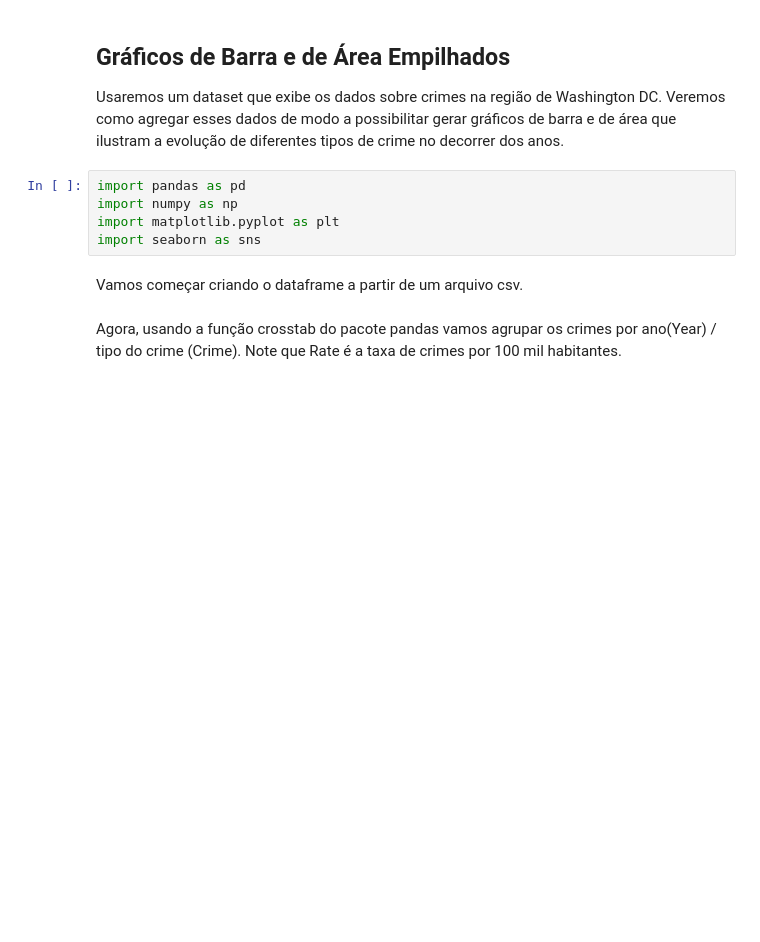
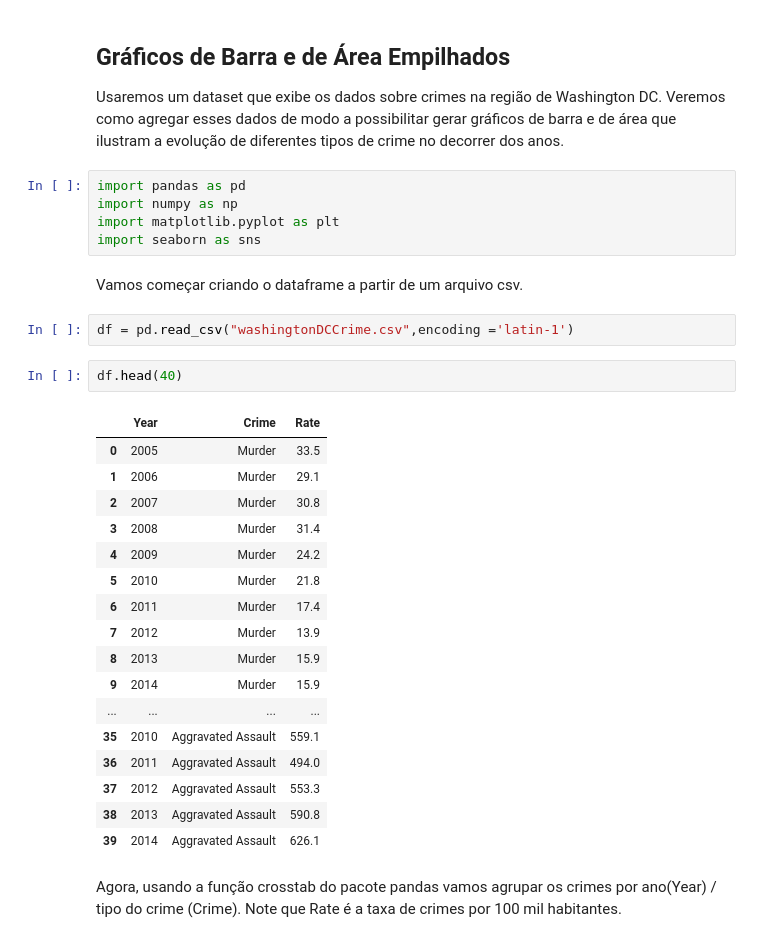
Before and after one commit to UlissesJunior/XMAC02-MetodosMatematicosAnaliseDados, a Jupyter notebook: Notebooks/Aula09 - Plotagem de Gráficos/Aula09b.ipynb, the cells around one changed output. Drawn from its saved outputs; the diff is of its cells as text; blank space fills up the shorter version.

```diff
--- a/Notebooks/Aula09 - Plotagem de Gráficos/Aula09b.ipynb
+++ b/Notebooks/Aula09 - Plotagem de Gráficos/Aula09b.ipynb
@@ -8,5 +8,27 @@ import matplotlib.pyplot as plt
 import seaborn as sns
 # %% [markdown]
 Vamos começar criando o dataframe a partir de um arquivo csv.
+# %%
+df = pd.read_csv("washingtonDCCrime.csv",encoding ='latin-1')
+# %%
+df.head(40)
+# %% [output]
+|  | Year | Crime | Rate |
+| 0 | 2005 | Murder | 33.5 |
+| 1 | 2006 | Murder | 29.1 |
+| 2 | 2007 | Murder | 30.8 |
+| 3 | 2008 | Murder | 31.4 |
+| 4 | 2009 | Murder | 24.2 |
+| 5 | 2010 | Murder | 21.8 |
+| 6 | 2011 | Murder | 17.4 |
+| 7 | 2012 | Murder | 13.9 |
+| 8 | 2013 | Murder | 15.9 |
+| 9 | 2014 | Murder | 15.9 |
+| ... | ... | ... | ... |
+| 35 | 2010 | Aggravated Assault | 559.1 |
+| 36 | 2011 | Aggravated Assault | 494.0 |
+| 37 | 2012 | Aggravated Assault | 553.3 |
+| 38 | 2013 | Aggravated Assault | 590.8 |
+| 39 | 2014 | Aggravated Assault | 626.1 |
 # %% [markdown]
 Agora, usando a função crosstab do pacote pandas vamos agrupar os crimes por ano(Year) / tipo do crime (Crime). Note que Rate é a taxa de crimes por 100 mil habitantes.
```
Also changed, not shown: parts of 5 cells of this notebook.
